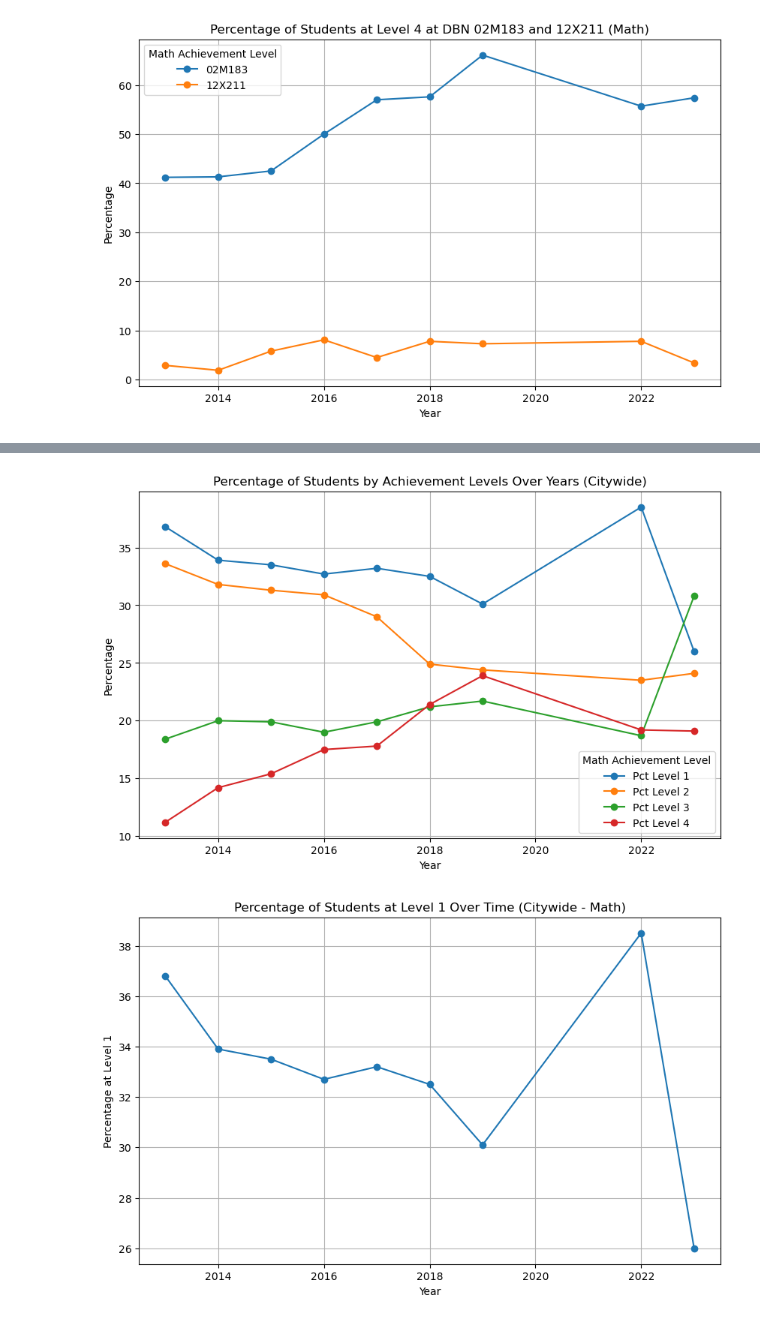
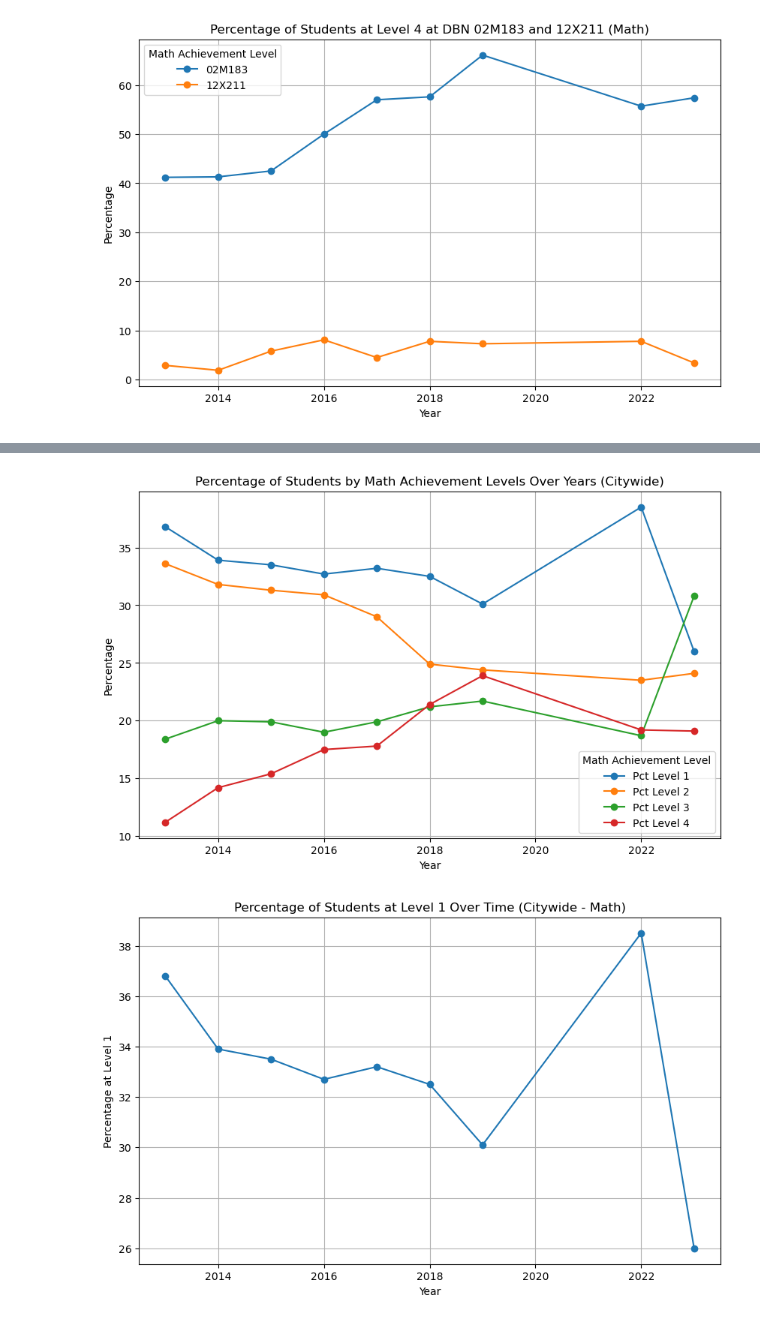
Before and after one commit to myCanaless/NYCeducation-duringCOVID, a Jupyter notebook: code/michaels_TestResults_analysis.ipynb, the cells around one changed output, grey strips where cells are left out. Saved outputs shown, nothing was run; the diff lists cells and outputs as text; code cells hidden in the pictures.

```diff
--- a/code/michaels_TestResults_analysis.ipynb
+++ b/code/michaels_TestResults_analysis.ipynb
@@ -689,20 +689,20 @@ math_citywide_results[columns_to_convert] = math_citywide_results[columns_to_con
 # %%
 # Plotting
 plt.figure(figsize=(10, 6))
 plt.plot(math_citywide_results.index, math_citywide_results['Pct Level 1'], marker='o', label='Pct Level 1')
 plt.plot(math_citywide_results.index, math_citywide_results['Pct Level 2'], marker='o', label='Pct Level 2')
 plt.plot(math_citywide_results.index, math_citywide_results['Pct Level 3'], marker='o', label='Pct Level 3')
 plt.plot(math_citywide_results.index, math_citywide_results['Pct Level 4'], marker='o', label='Pct Level 4')
 
-plt.title('Percentage of Students by Achievement Levels Over Years (Citywide)')
+plt.title('Percentage of Students by Math Achievement Levels Over Years (Citywide)')
 plt.xlabel('Year')
 plt.ylabel('Percentage')
 plt.legend(title='Math Achievement Level')
 plt.grid(True)
 
 plt.show()
 # %% [output]
-[figure, old version]
+[figure, new version]
 # %%
 plt.figure(figsize=(10, 6))
 plt.plot(math_citywide_results.index, math_citywide_results['Pct Level 1'], marker='o', linestyle='-')
```
Also changed, not shown: parts of 2 cells of this notebook, 4 other files.
